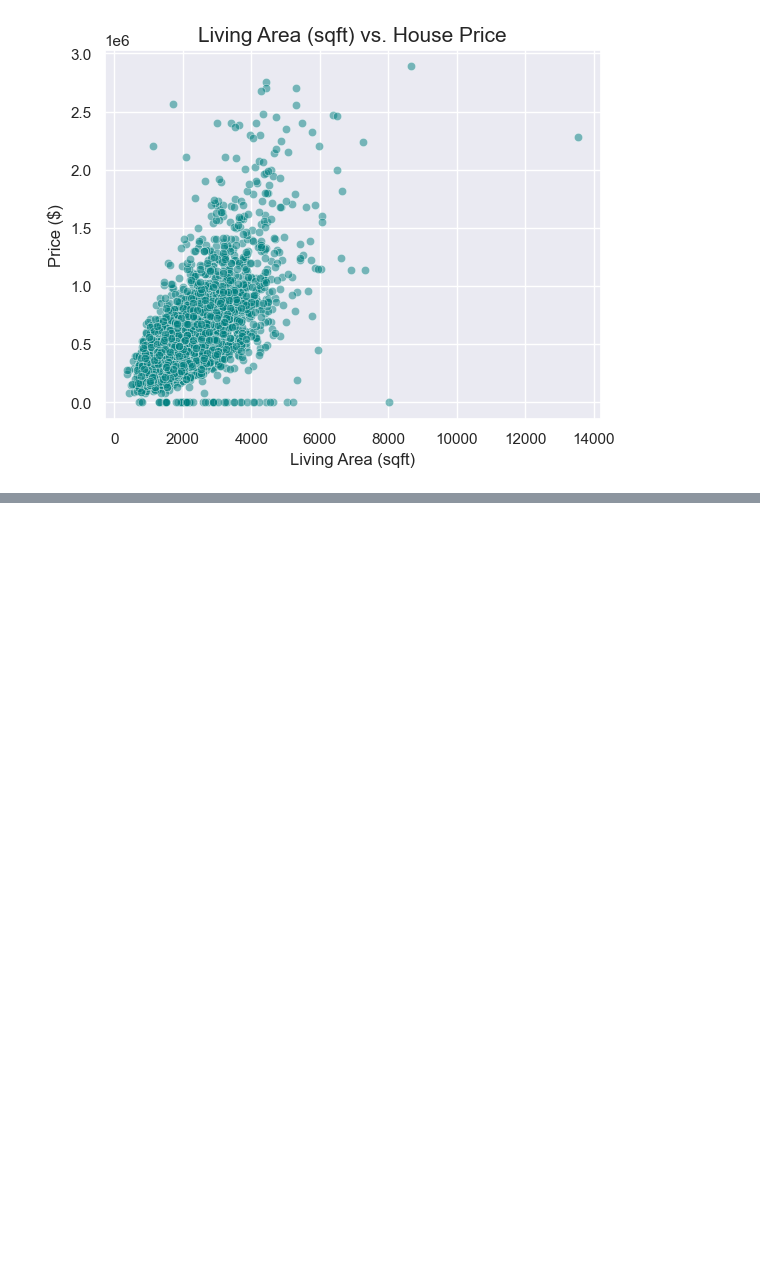
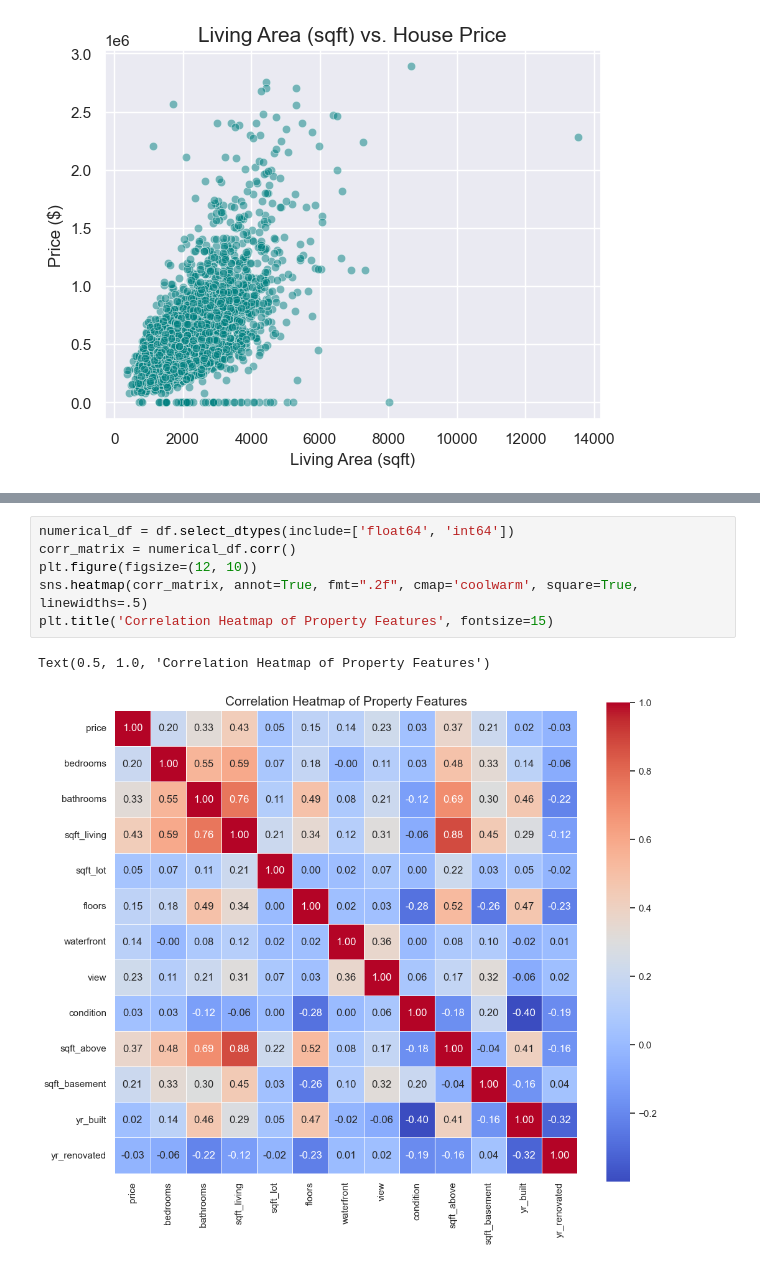
Before and after one commit to Ar3enn/Machine-Learning-Labs, a Jupyter notebook: Lab-3/Lab3.ipynb, the cells around one changed output, grey strips where cells are left out. Saved outputs shown, nothing was run; the diff lists cells and outputs as text; blank space fills up the shorter version.

```diff
--- a/Lab-3/Lab3.ipynb
+++ b/Lab-3/Lab3.ipynb
@@ -144,0 +183,9 @@ Text(0, 0.5, 'Price ($)')
+# %%
+numerical_df = df.select_dtypes(include=['float64', 'int64'])
+corr_matrix = numerical_df.corr()
+plt.figure(figsize=(12, 10))
+sns.heatmap(corr_matrix, annot=True, fmt=".2f", cmap='coolwarm', square=True, linewidths=.5)
+plt.title('Correlation Heatmap of Property Features', fontsize=15)
+# %% [output]
+Text(0.5, 1.0, 'Correlation Heatmap of Property Features')
+[figure, added]
```
Also changed, not shown: parts of 3 cells of this notebook, 2 other files.
